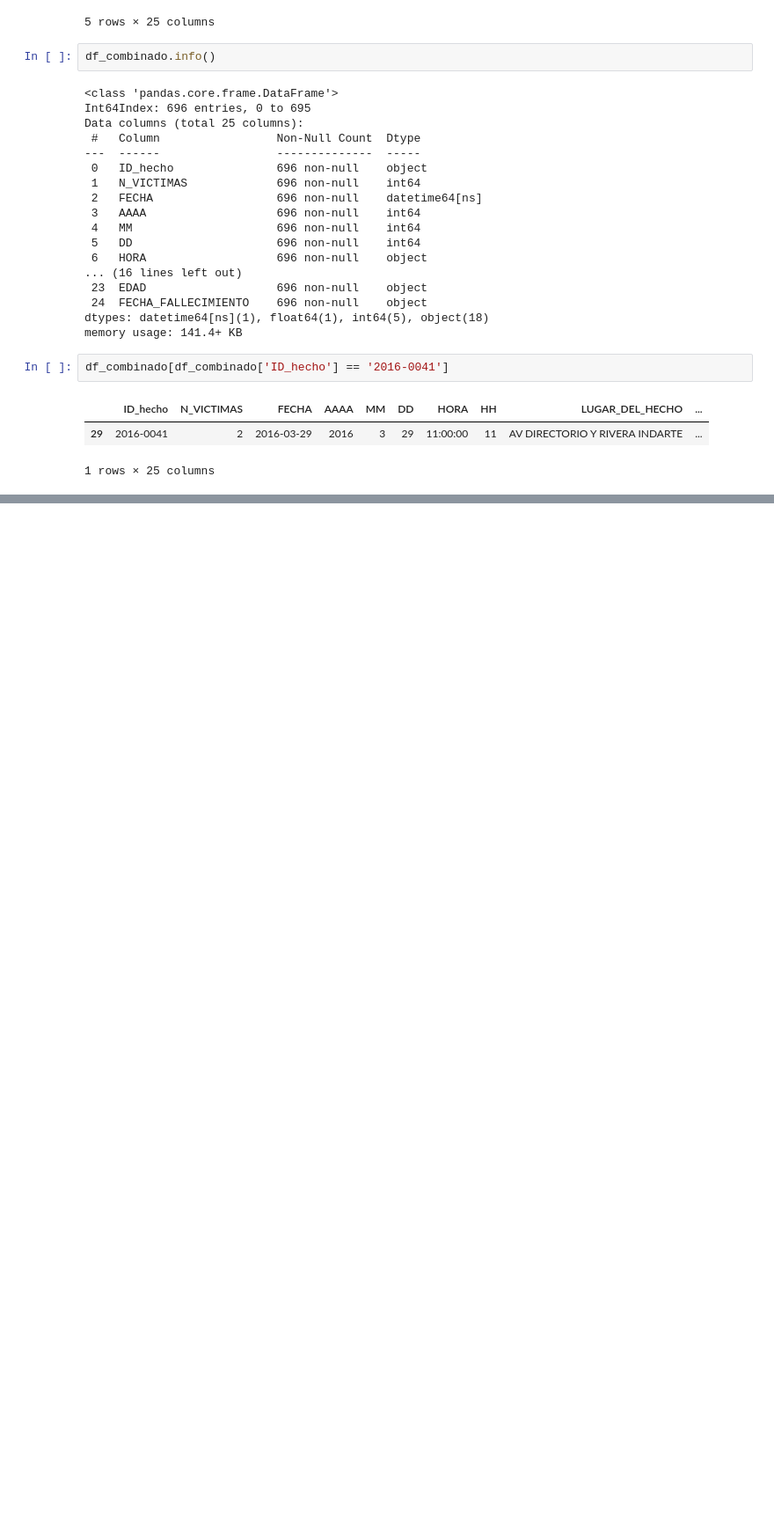
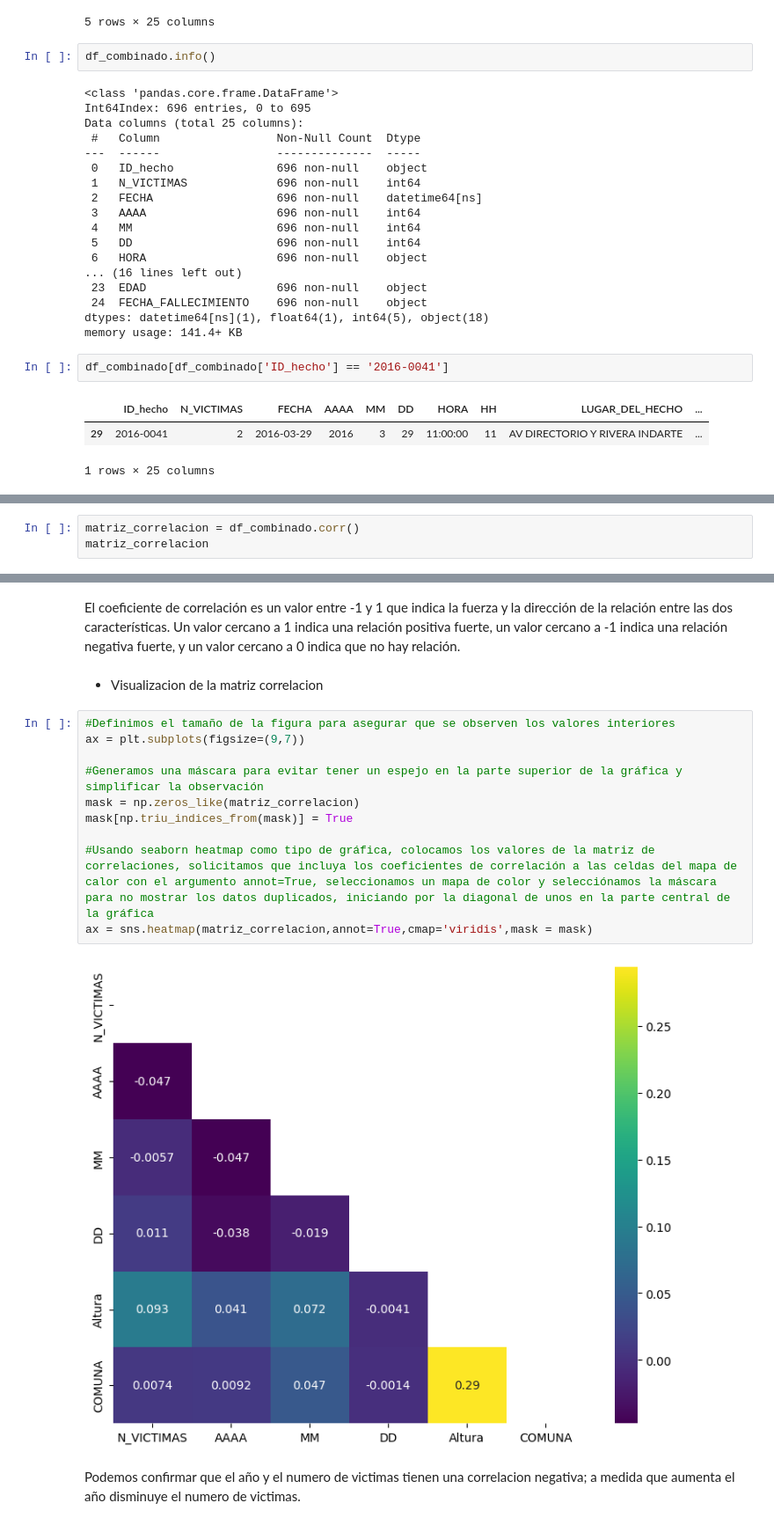
Before and after one commit to vanesalinas/HenryPI_DataAnalyst_PT06, a Jupyter notebook: EDA.ipynb, the cells around one changed output, grey strips where cells are left out. Shown at 88% size. Cells and saved outputs as stored; diff of their text form; blank space fills up the shorter version.

```diff
--- a/EDA.ipynb
+++ b/EDA.ipynb
@@ -231,0 +321,3 @@ df_combinado[df_combinado['ID_hecho'] == '2016-0041']
+# %%
+matriz_correlacion = df_combinado.corr()
+matriz_correlacion
@@ -231,0 +332,18 @@ df_combinado[df_combinado['ID_hecho'] == '2016-0041']
+# %% [markdown]
+El coeficiente de correlación es un valor entre -1 y 1 que indica la fuerza y la dirección de la relación entre las dos características. Un valor cercano a 1 indica una relación positiva fuerte, un valor cercano a -1 indica una relación negativa fuerte, y un valor cercano a 0 indica que no hay relación.
+# %% [markdown]
+*   Visualizacion de la matriz correlacion
+# %%
+#Definimos el tamaño de la figura para asegurar que se observen los valores interiores
+ax = plt.subplots(figsize=(9,7))
+
+#Generamos una máscara para evitar tener un espejo en la parte superior de la gráfica y simplificar la observación
+mask = np.zeros_like(matriz_correlacion)
+mask[np.triu_indices_from(mask)] = True
+
+#Usando seaborn heatmap como tipo de gráfica, colocamos los valores de la matriz de correlaciones, solicitamos que incluya los coeficientes de correlación a las celdas del mapa de calor con el argumento annot=True, seleccionamos un mapa de color y selecciónamos la máscara para no mostrar los datos duplicados, iniciando por la diagonal de unos en la parte central de la gráfica
+ax = sns.heatmap(matriz_correlacion,annot=True,cmap='viridis',mask = mask)
+# %% [output]
+[figure, added]
+# %% [markdown]
+Podemos confirmar que el año y el numero de victimas tienen una correlacion negativa; a medida que aumenta el año disminuye el numero de victimas.
```
Also changed, not shown: parts of 11 cells of this notebook.
